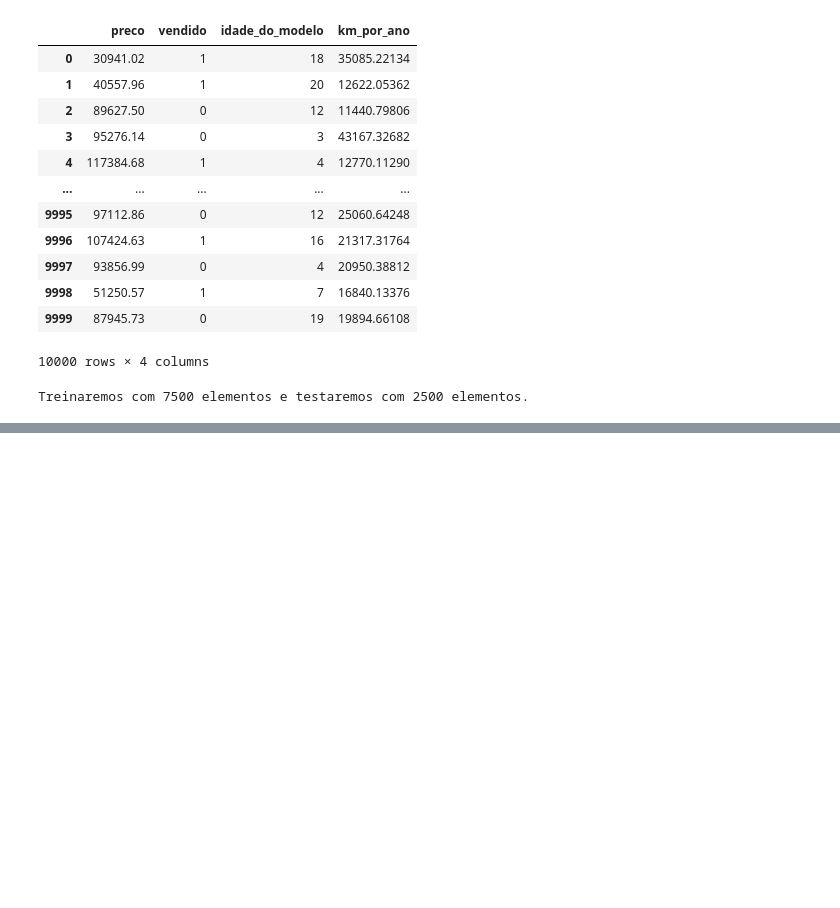
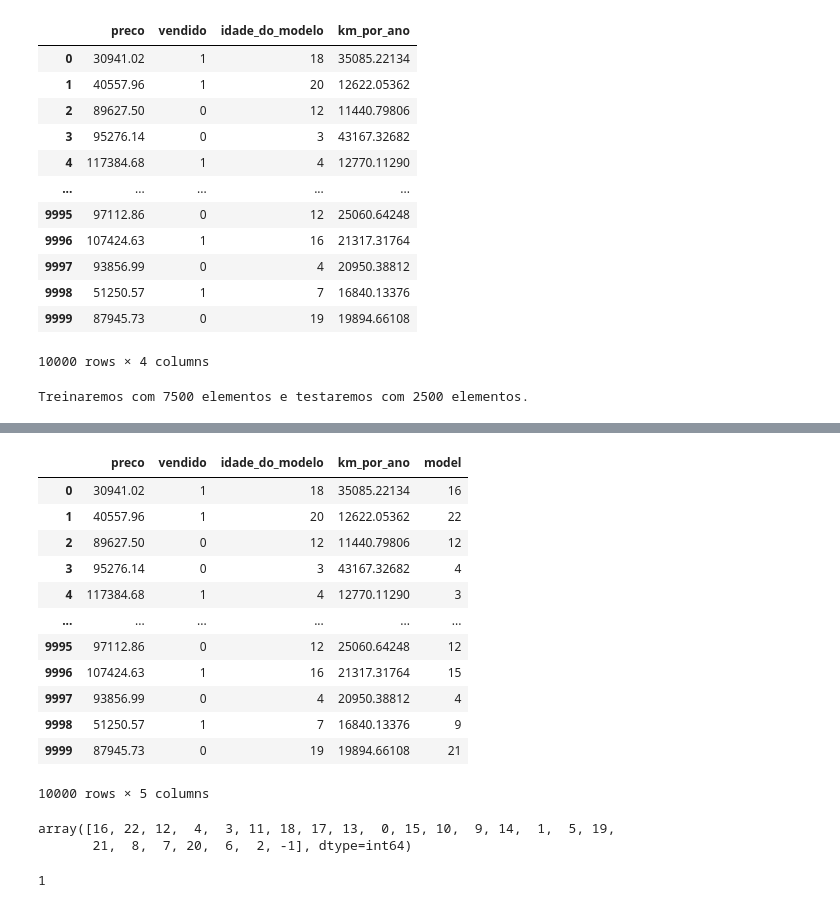
Before and after one commit to danielgaio/python-ia-study, a Jupyter notebook: alura/machine-learning-validacao-de-modelos/machine-learning-validacao.ipynb, the cells around one changed output, grey strips where cells are left out. Drawn from its saved outputs; the diff is of its cells as text; code cells hidden in the pictures; blank space fills up the shorter version.

```diff
--- a/alura/machine-learning-validacao-de-modelos/machine-learning-validacao.ipynb
+++ b/alura/machine-learning-validacao-de-modelos/machine-learning-validacao.ipynb
@@ -72,0 +266,8 @@ Dummy classifier accuracy: 58.00
+# %%
+# let's create a new column of data for the vehicle model, based on the actual data of the dataset
+# this new column will be based on the age of the vehicle
+print(dados.idade_do_modelo) # column that we will use
+print(f"lenght of data: {len(dados)}")
+np.random.seed(301)
+# generate a random value for each row of the dataset
+dados['model'] = dados.idade_do_modelo + np.random.randint(-2, 3, len(dados))
@@ -72,0 +288,26 @@ Dummy classifier accuracy: 58.00
+# %%
+dados
+# %% [output]
+|  | preco | vendido | idade_do_modelo | km_por_ano | model |
+| 0 | 30941.02 | 1 | 18 | 35085.22134 | 16 |
+| 1 | 40557.96 | 1 | 20 | 12622.05362 | 22 |
+| 2 | 89627.50 | 0 | 12 | 11440.79806 | 12 |
+| 3 | 95276.14 | 0 | 3 | 43167.32682 | 4 |
+| 4 | 117384.68 | 1 | 4 | 12770.11290 | 3 |
+| ... | ... | ... | ... | ... | ... |
+| 9995 | 97112.86 | 0 | 12 | 25060.64248 | 12 |
+| 9996 | 107424.63 | 1 | 16 | 21317.31764 | 15 |
+| 9997 | 93856.99 | 0 | 4 | 20950.38812 | 4 |
+| 9998 | 51250.57 | 1 | 7 | 16840.13376 | 9 |
+| 9999 | 87945.73 | 0 | 19 | 19894.66108 | 21 |
+10000 rows × 5 columns
+# %%
+# let's see how many unique models do we have
+dados.model.unique()
+# %% [output]
+array([16, 22, 12,  4,  3, 11, 18, 17, 13,  0, 15, 10,  9, 14,  1,  5, 19,
+       21,  8,  7, 20,  6,  2, -1], dtype=int64)
+# %%
+abs(dados.model.min())
+# %% [output]
+1
```
Also changed, not shown: parts of 38 cells of this notebook.
